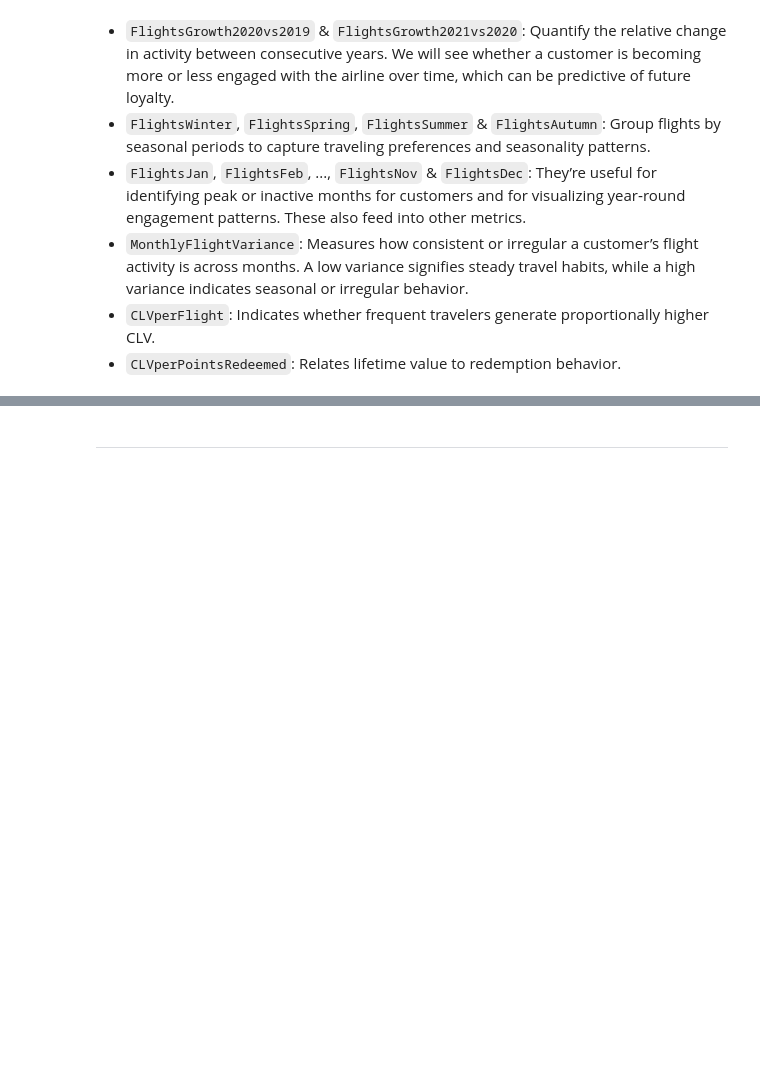
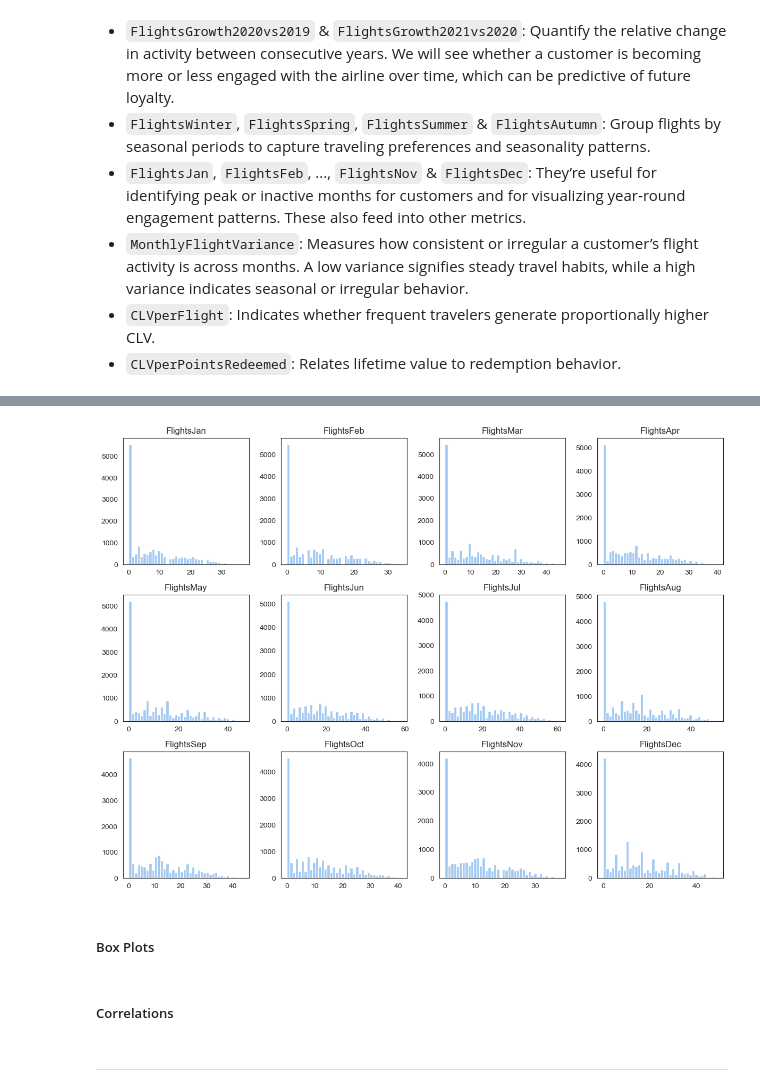
Before and after one commit to lCarvas/data-mining, a Jupyter notebook: src/Group94_EDA_Code.ipynb, the cells around one changed output, grey strips where cells are left out. Saved outputs shown, nothing was run; the diff lists cells and outputs as text; code cells hidden in the pictures; blank space fills up the shorter version.

```diff
--- a/src/Group94_EDA_Code.ipynb
+++ b/src/Group94_EDA_Code.ipynb
@@ -1164,3 +1224,17 @@ customerDB_copy.head()
+# %%
+fig, axes = plt.subplots(nrows=3, ncols=4, figsize=(12, 9))
+axes = axes.flatten()
+for i, variable in enumerate(month_variables):
+    axes[i].hist(customerDB_copy[variable].dropna(), bins=40)
+    axes[i].set_title(variable)
+plt.tight_layout()
+plt.show()
+# %% [output]
+[figure, added]
+# %% [markdown]
+##### Box Plots
+# %% [markdown]
+##### Correlations
 # %% [markdown]
 #
 ***
```
Also changed, not shown: parts of 8 cells of this notebook.
